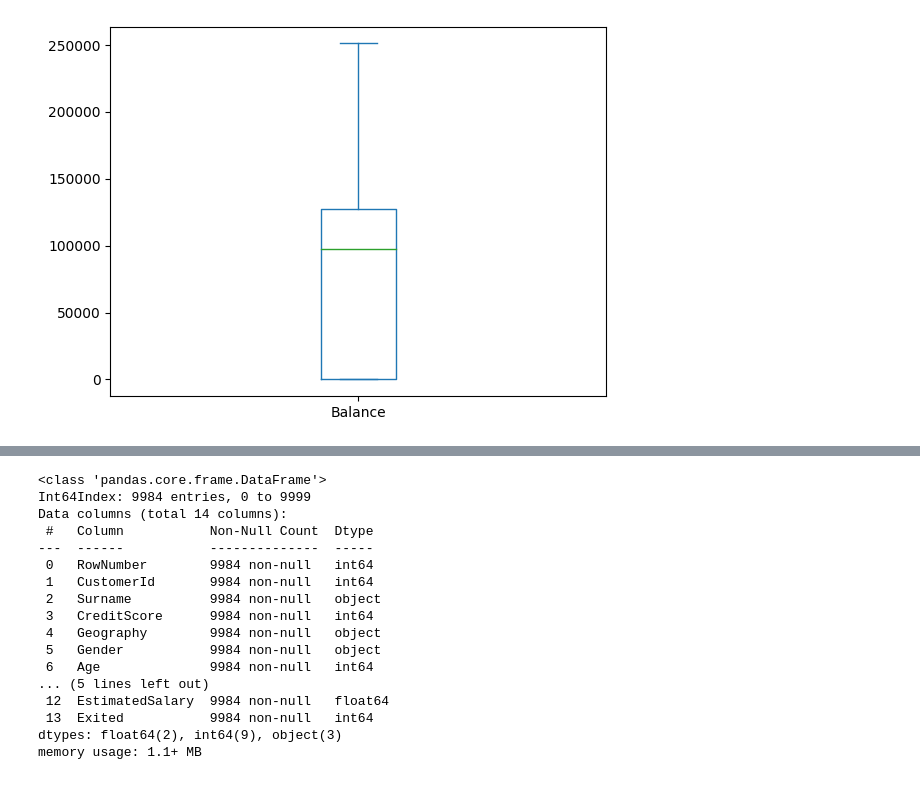
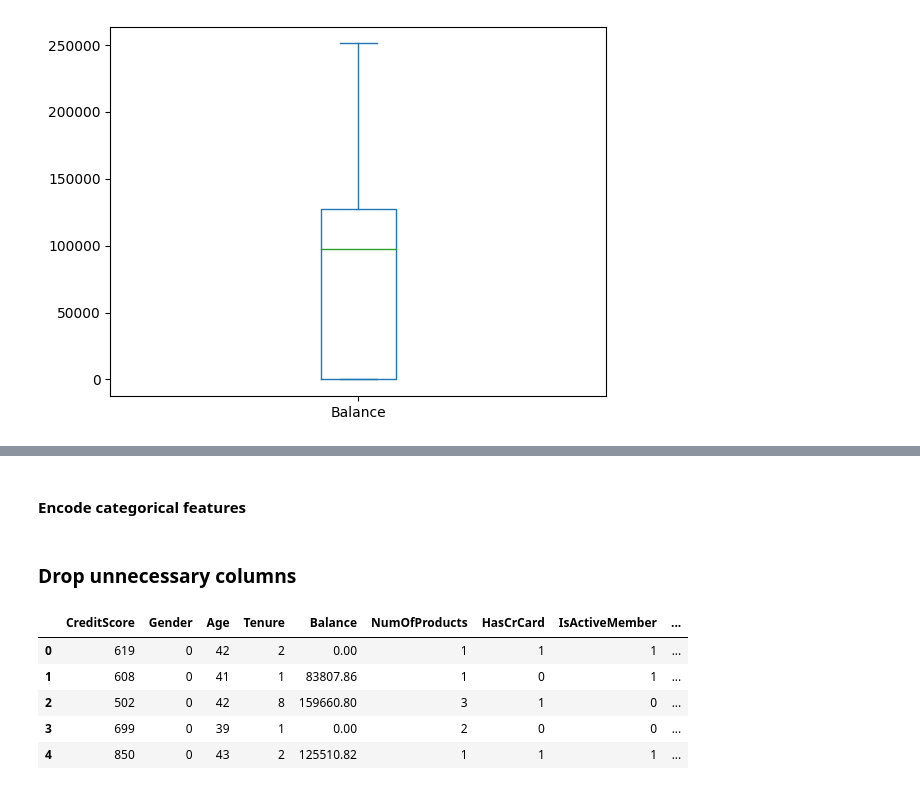
Before and after one commit to PeterKahenya/ADSGIT, a Jupyter notebook: churn/churn_analysis.ipynb, the cells around one changed output, grey strips where cells are left out. Saved outputs shown, nothing was run; the diff lists cells and outputs as text; code cells hidden in the pictures.

```diff
--- a/churn/churn_analysis.ipynb
+++ b/churn/churn_analysis.ipynb
@@ -217,8 +217,8 @@ def remove_outliers(col):
     return lower,upper
 # %%
 lower,upper = remove_outliers("Age")
-cleaned = churn_data[(churn_data["Age"] < upper) & (churn_data["Age"] > lower)]
-cleaned["Age"].plot(kind="box")
+churn_data = churn_data[(churn_data["Age"] < upper) & (churn_data["Age"] > lower)]
+churn_data["Age"].plot(kind="box")
 # %% [output]
 <Axes: >
 [figure]
@@ -277,21 +279,26 @@ The following is a summary of the plot findings:
-# %%
-churn_data.head()
-churn_data.info()
-# %% [output]
-<class 'pandas.core.frame.DataFrame'>
-Int64Index: 9984 entries, 0 to 9999
-Data columns (total 14 columns):
- #   Column           Non-Null Count  Dtype
----  ------           --------------  -----
- 0   RowNumber        9984 non-null   int64
- 1   CustomerId       9984 non-null   int64
- 2   Surname          9984 non-null   object
- 3   CreditScore      9984 non-null   int64
- 4   Geography        9984 non-null   object
- 5   Gender           9984 non-null   object
- 6   Age              9984 non-null   int64
-... (5 lines left out)
- 12  EstimatedSalary  9984 non-null   float64
- 13  Exited           9984 non-null   int64
-dtypes: float64(2), int64(9), object(3)
-memory usage: 1.1+ MB
+# %% [markdown]
+#### Encode categorical features
+# %%
+from sklearn.preprocessing import LabelEncoder
+le = LabelEncoder()
+churn_data.loc[:, 'Gender'] = le.fit_transform(churn_data.loc[:, 'Gender'])
+# %%
+from sklearn.preprocessing import OneHotEncoder
+onehot = OneHotEncoder(sparse=False, drop='first', handle_unknown='error')
+
+nominal = onehot.fit_transform(churn_data[['Geography']])
+df_nominal = pd.DataFrame(index=churn_data.index, data=nominal, columns=onehot.get_feature_names_out(['Geography']))
+churn_data = pd.concat([churn_data, df_nominal], axis=1)
+# %% [markdown]
+### Drop unnecessary columns
+# %%
+# drop unnecessary columns
+churn_data.drop(columns=['RowNumber', 'CustomerId', 'Surname','Geography'], inplace=True)
+churn_data.head()
+# %% [output]
+|  | CreditScore | Gender | Age | Tenure | Balance | NumOfProducts | HasCrCard | IsActiveMember | ... |
+| 0 | 619 | 0 | 42 | 2 | 0.00 | 1 | 1 | 1 | ... |
+| 1 | 608 | 0 | 41 | 1 | 83807.86 | 1 | 0 | 1 | ... |
+| 2 | 502 | 0 | 42 | 8 | 159660.80 | 3 | 1 | 0 | ... |
+| 3 | 699 | 0 | 39 | 1 | 0.00 | 2 | 0 | 0 | ... |
+| 4 | 850 | 0 | 43 | 2 | 125510.82 | 1 | 1 | 1 | ... |
```
Also changed, not shown: parts of 20 cells of this notebook.
